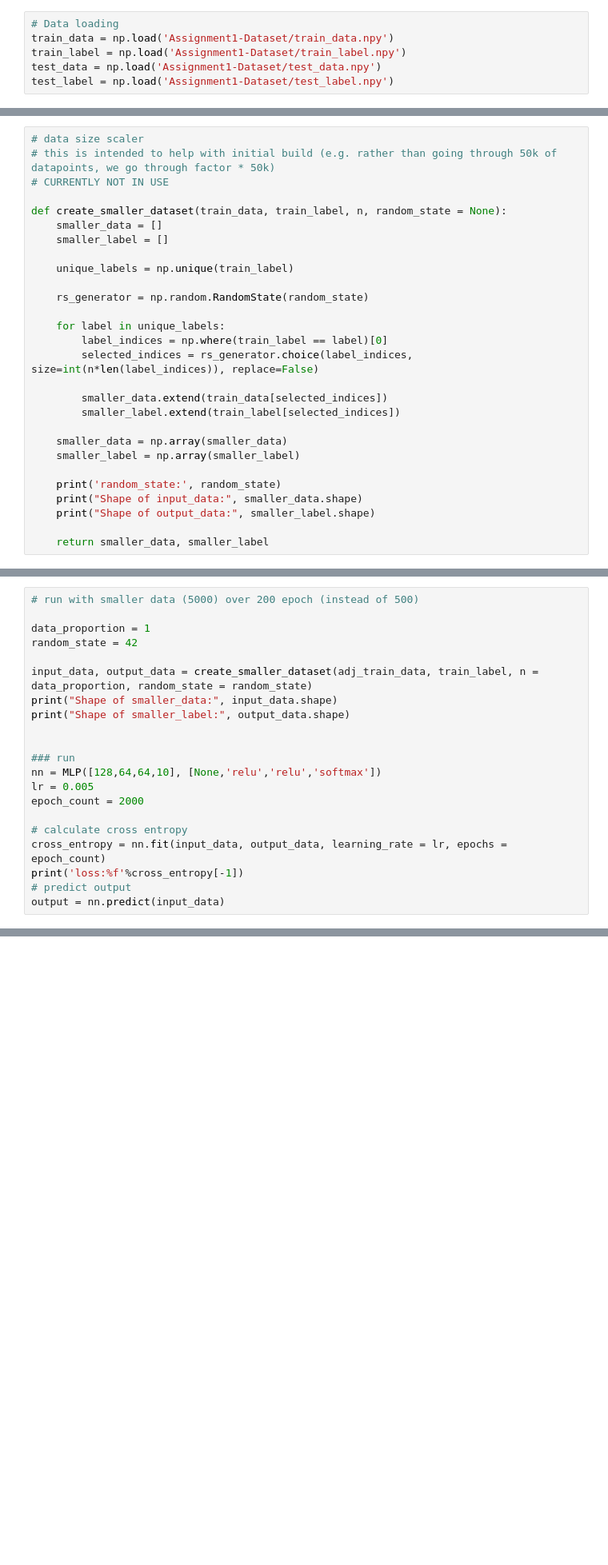
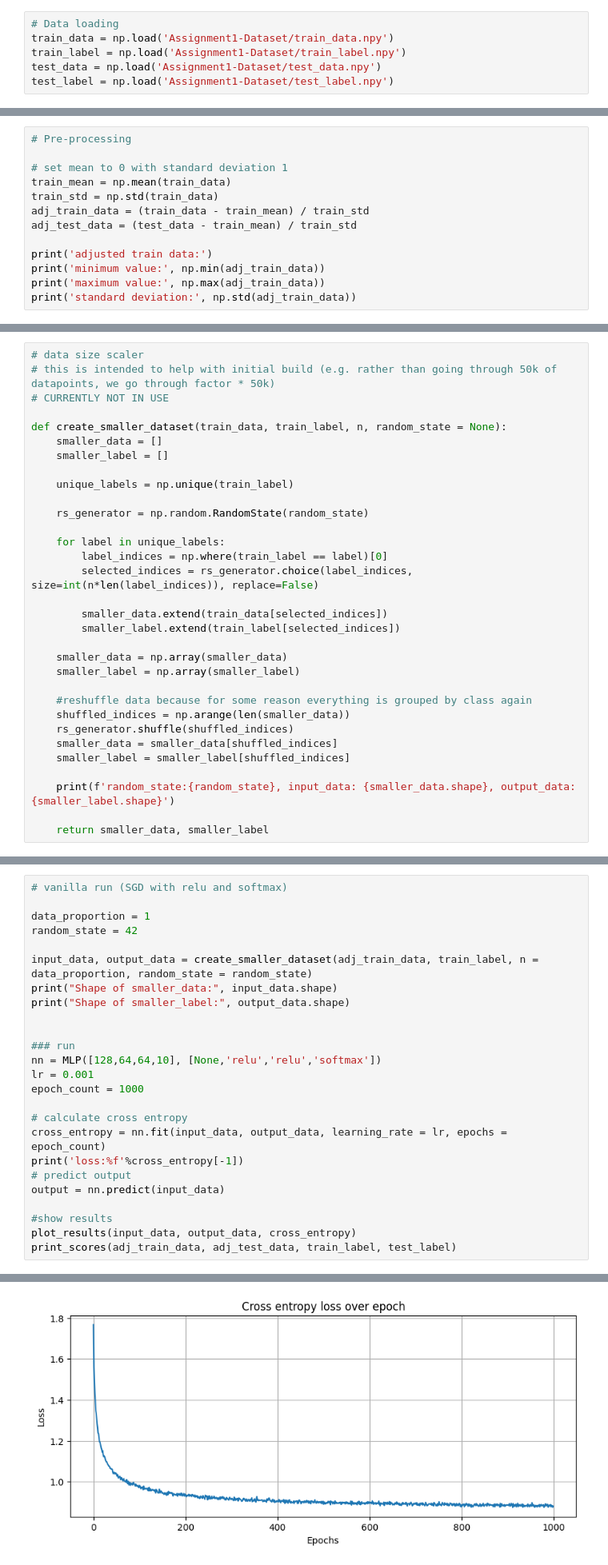
Before and after one commit to vyun8699/COMP4329-Deep-Learning-Assignment-1, a Jupyter notebook: assgmt_1_DL.ipynb, the cells around one changed output, grey strips where cells are left out. Shown: that part at 80% size. Drawn from its saved outputs; the diff is of its cells as text; blank space fills up the shorter version.

```diff
--- a/assgmt_1_DL.ipynb
+++ b/assgmt_1_DL.ipynb
@@ -72,0 +47,13 @@ adj_test_data = (test_data - train_min) / (train_max - train_min)
+# %%
+# Pre-processing
+
+# set mean to 0 with standard deviation 1
+train_mean = np.mean(train_data)
+train_std = np.std(train_data)
+adj_train_data = (train_data - train_mean) / train_std
+adj_test_data = (test_data - train_mean) / train_std
+
+print('adjusted train data:')
+print('minimum value:', np.min(adj_train_data))
+print('maximum value:', np.max(adj_train_data))
+print('standard deviation:', np.std(adj_train_data))
@@ -93,8 +85,12 @@ def create_smaller_dataset(train_data, train_label, n, random_state = None):
     smaller_data = np.array(smaller_data)
     smaller_label = np.array(smaller_label)
 
-    print('random_state:', random_state)
-    print("Shape of input_data:", smaller_data.shape)
-    print("Shape of output_data:", smaller_label.shape)
+    #reshuffle data because for some reason everything is grouped by class again
+    shuffled_indices = np.arange(len(smaller_data))
+    rs_generator.shuffle(shuffled_indices)
+    smaller_data = smaller_data[shuffled_indices]
+    smaller_label = smaller_label[shuffled_indices]
+
+    print(f'random_state:{random_state}, input_data: {smaller_data.shape}, output_data: {smaller_label.shape}')
 
     return smaller_data, smaller_label
@@ -388,7 +433,7 @@ class MLP:
             output[i] = int(predicted_class)  # Assign the predicted class to the output array
         return output
 # %%
-# run with smaller data (5000) over 200 epoch (instead of 500)
+# vanilla run (SGD with relu and softmax)
 
 data_proportion = 1
 random_state = 42
@@ -400,12 +445,16 @@ print("Shape of smaller_label:", output_data.shape)
 
 ### run
 nn = MLP([128,64,64,10], [None,'relu','relu','softmax'])
-lr = 0.005
-epoch_count = 2000
+lr = 0.001
+epoch_count = 1000
 
 # calculate cross entropy
 cross_entropy = nn.fit(input_data, output_data, learning_rate = lr, epochs = epoch_count)
 print('loss:%f'%cross_entropy[-1])
 # predict output
 output = nn.predict(input_data)
+
+#show results
+plot_results(input_data, output_data, cross_entropy)
+print_scores(adj_train_data, adj_test_data, train_label, test_label)
 # %% [output]
@@ -417,0 +478 @@ loss:1.505757
+[figure, added]
```
Also changed, not shown: parts of 9 cells of this notebook, 1 other file.
